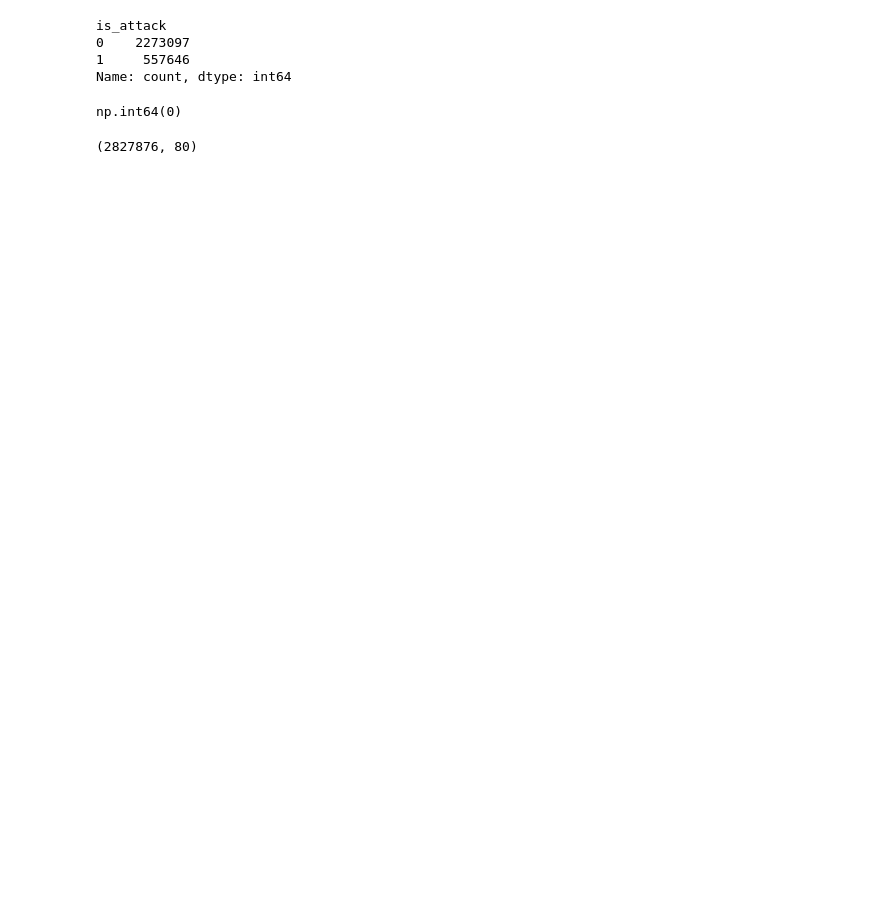
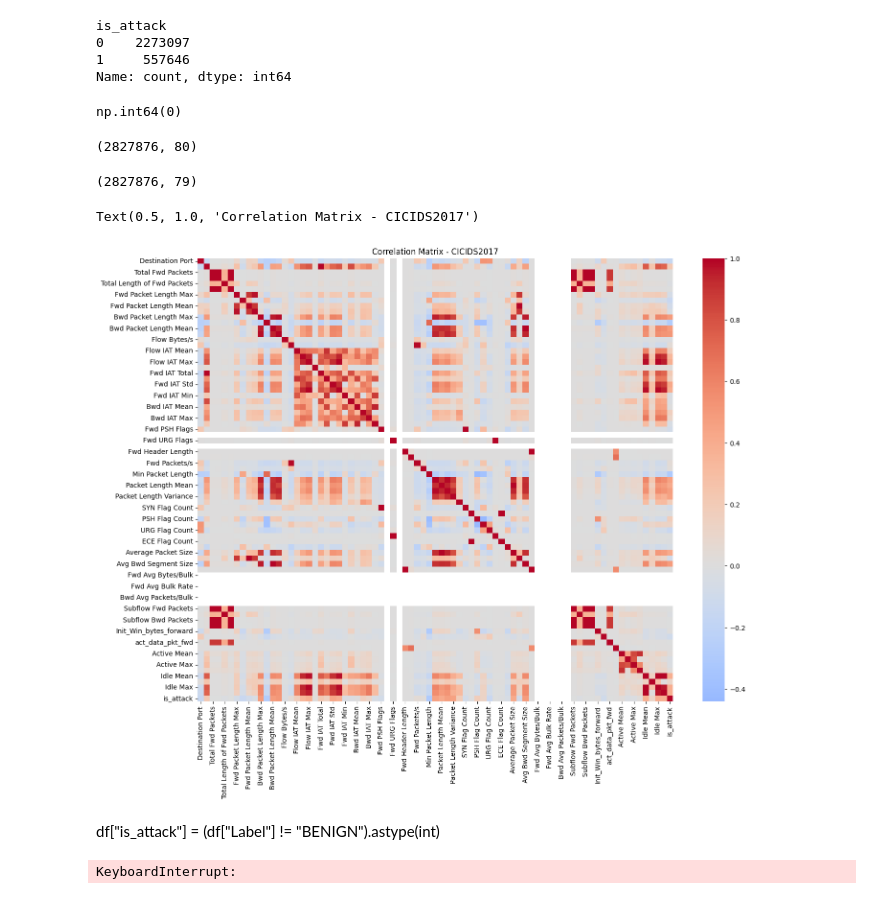
Before and after one commit to seymaras/Ag-Trafigi-Anomali-Projesi, a Jupyter notebook: notebooks/01_eda.ipynb, the cells around one changed output. Drawn from its saved outputs; the diff is of its cells as text; code cells hidden in the pictures; blank space fills up the shorter version.

Commit message:
colleration-with-target

```diff
--- a/notebooks/01_eda.ipynb
+++ b/notebooks/01_eda.ipynb
@@ -128,0 +131,24 @@ df.shape
+# %%
+numeric_df=df.select_dtypes(include=["int64","float64"])
+numeric_df.shape
+# %% [output]
+(2827876, 79)
+# %%
+corr_matrix = numeric_df.corr()
+# %%
+import matplotlib.pyplot as plt
+import seaborn as sns
+
+plt.figure(figsize=(16,12))
+sns.heatmap(corr_matrix,cmap="coolwarm",center=0)
+plt.title("Correlation Matrix - CICIDS2017")
+# %% [output]
+Text(0.5, 1.0, 'Correlation Matrix - CICIDS2017')
+[figure, added]
+# %% [markdown]
+df["is_attack"] = (df["Label"] != "BENIGN").astype(int)
+# %%
+corr_with_target = df.corr()["is_attack"].sort_values(ascending=False)
+corr_with_target.head(15)
+# %% [output]
+KeyboardInterrupt:
```
Also changed, not shown: parts of 4 cells of this notebook.
